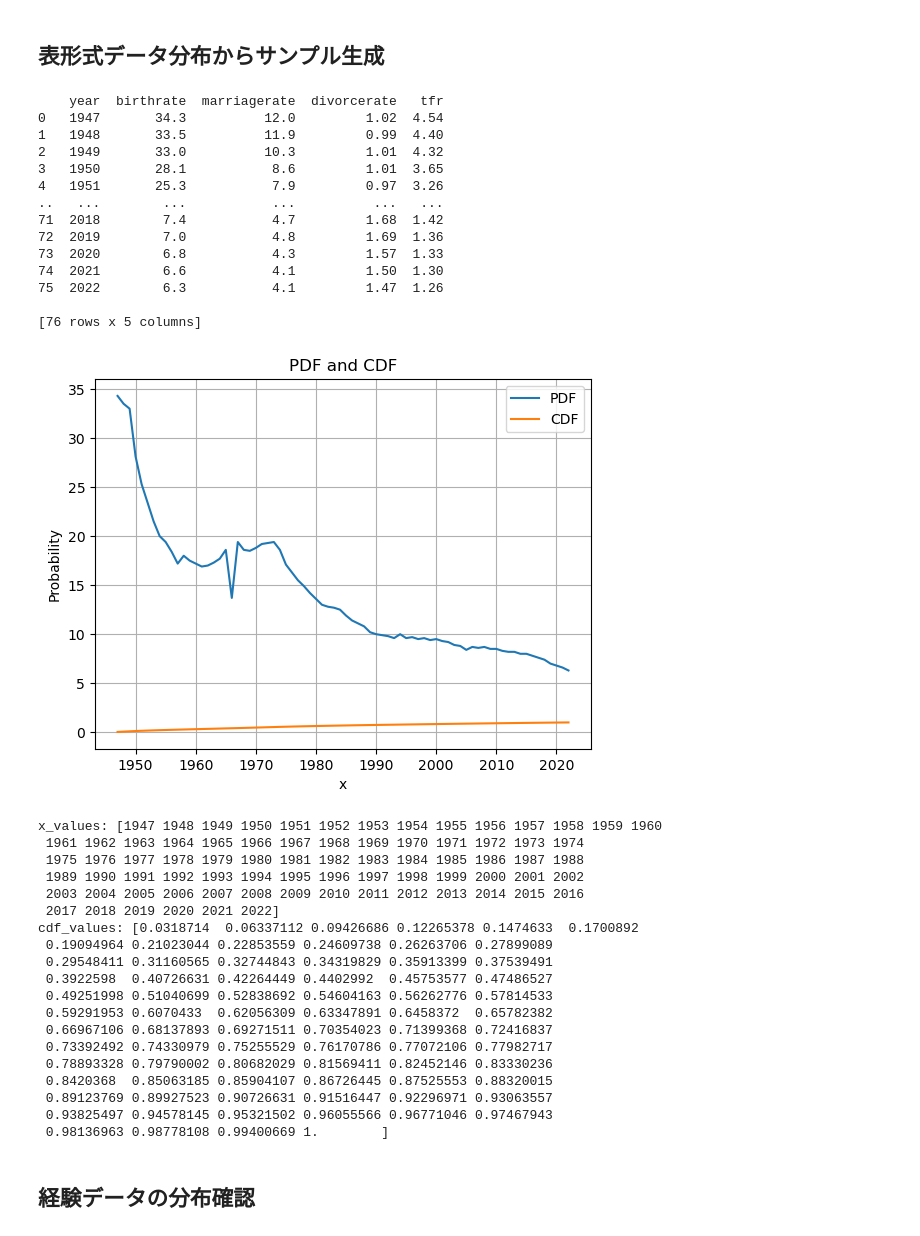
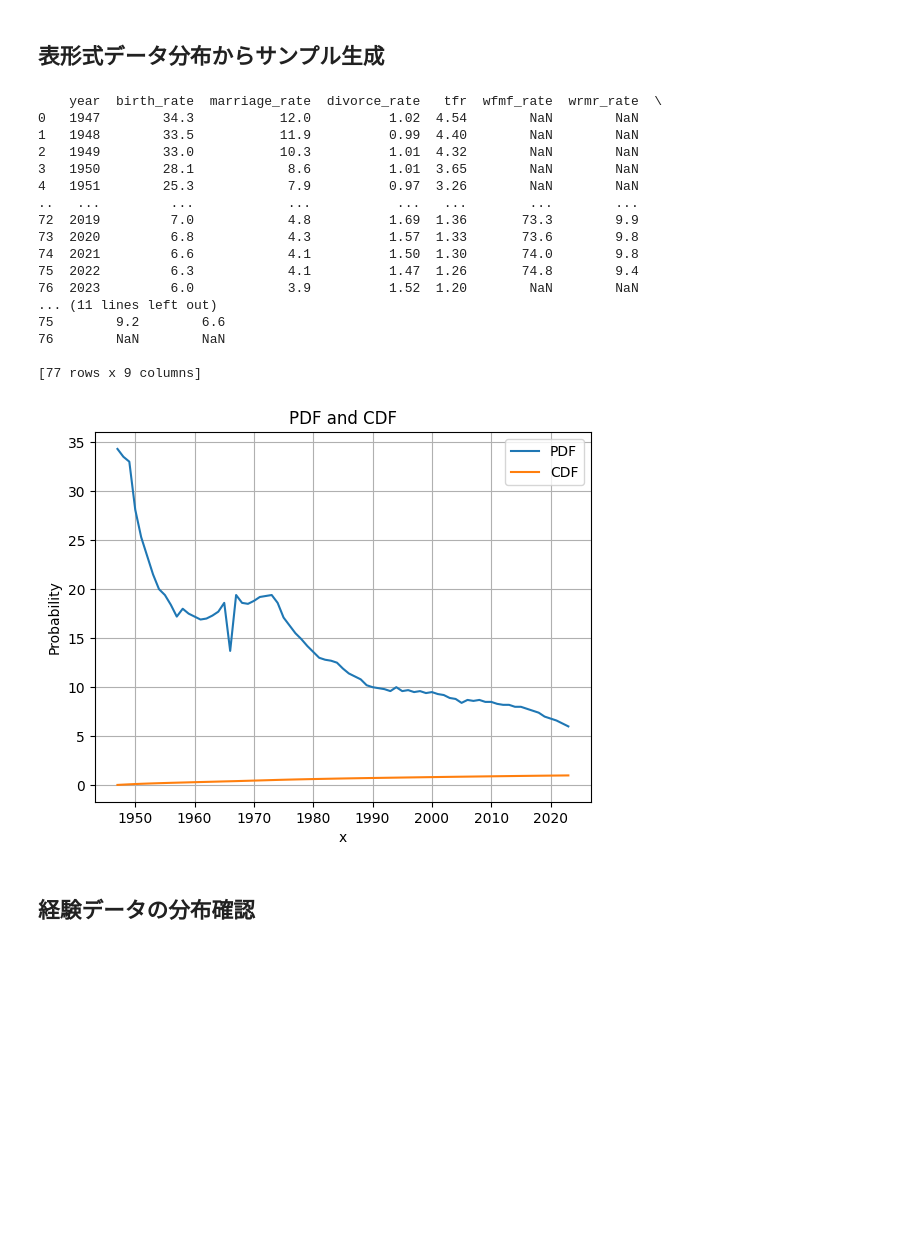
Before and after one commit to otani927/marriage_system_reformming_birthrateMAS, a Jupyter notebook: marriageABM.ipynb, the cells around one changed output. Drawn from its saved outputs; the diff is of its cells as text; code cells hidden in the pictures; blank space fills up the shorter version.

```diff
--- a/marriageABM.ipynb
+++ b/marriageABM.ipynb
@@ -89,10 +89,10 @@ import pandas as pd
 import matplotlib.pyplot as plt
 
 # CSVファイルのパスを指定
-file_path = 'distr_year_lifeevent.csv'
+file_path = './data/year/distr_rate_year_lifeevent.csv'
 
 # CSVファイルをデータフレームに読み込む
-df = pd.read_csv(file_path, header=1)
+df = pd.read_csv(file_path, header=2)
 
 # データフレームを表示
 print(df)
@@ -109,67 +109,51 @@ def pdf_to_cdf(x_values, pdf_values):
     numpy.ndarray: 累積分布関数の値。
     """
     # CDFの初期化
     cdf_values = np.zeros_like(pdf_values)
 
     # 台形則を使ってCDFを計算
     cdf_values[0] = pdf_values[0]  # 最初の値はそのままコピー
     for i in range(1, len(pdf_values)):
         cdf_values[i] = cdf_values[i-1] + (pdf_values[i-1] + pdf_values[i]) * (x_values[i] - x_values[i-1]) / 2
 
     # CDFの正規化（0から1の範囲にする）
     cdf_values /= cdf_values[-1]
 
     return cdf_values
 
 # 表形式のPDFデータ (x, f(x))
 x_values = df["year"].values
-pdf_values = df["birthrate"].values
+pdf_values = df["birth_rate"].values
 cdf_values = pdf_to_cdf(x_values, pdf_values)
 
 # 結果をプロット
 plt.plot(x_values, pdf_values, label='PDF')
 plt.plot(x_values, cdf_values, label='CDF')
 plt.xlabel('x')
 plt.ylabel('Probability')
 plt.title('PDF and CDF')
 plt.legend()
 plt.grid(True)
 plt.show()
 # %% [output]
-    year  birthrate  marriagerate  divorcerate   tfr
-0   1947       34.3          12.0         1.02  4.54
-1   1948       33.5          11.9         0.99  4.40
-2   1949       33.0          10.3         1.01  4.32
-3   1950       28.1           8.6         1.01  3.65
-4   1951       25.3           7.9         0.97  3.26
-..   ...        ...           ...          ...   ...
-71  2018        7.4           4.7         1.68  1.42
-72  2019        7.0           4.8         1.69  1.36
-73  2020        6.8           4.3         1.57  1.33
-74  2021        6.6           4.1         1.50  1.30
-75  2022        6.3           4.1         1.47  1.26
+    year  birth_rate  marriage_rate  divorce_rate   tfr  wfmf_rate  wrmr_rate  \
+0   1947        34.3           12.0          1.02  4.54        NaN        NaN
+1   1948        33.5           11.9          0.99  4.40        NaN        NaN
+2   1949        33.0           10.3          1.01  4.32        NaN        NaN
+3   1950        28.1            8.6          1.01  3.65        NaN        NaN
+4   1951        25.3            7.9          0.97  3.26        NaN        NaN
+..   ...         ...            ...           ...   ...        ...        ...
+72  2019         7.0            4.8          1.69  1.36       73.3        9.9
+73  2020         6.8            4.3          1.57  1.33       73.6        9.8
+74  2021         6.6            4.1          1.50  1.30       74.0        9.8
+75  2022         6.3            4.1          1.47  1.26       74.8        9.4
+76  2023         6.0            3.9          1.52  1.20        NaN        NaN
+... (11 lines left out)
+75        9.2        6.6
+76        NaN        NaN
 
-[76 rows x 5 columns]
+[77 rows x 9 columns]
-[figure, old version]
+[figure, new version]
-x_values: [1947 1948 1949 1950 1951 1952 1953 1954 1955 1956 1957 1958 1959 1960
- 1961 1962 1963 1964 1965 1966 1967 1968 1969 1970 1971 1972 1973 1974
- 1975 1976 1977 1978 1979 1980 1981 1982 1983 1984 1985 1986 1987 1988
- 1989 1990 1991 1992 1993 1994 1995 1996 1997 1998 1999 2000 2001 2002
- 2003 2004 2005 2006 2007 2008 2009 2010 2011 2012 2013 2014 2015 2016
- 2017 2018 2019 2020 2021 2022]
-cdf_values: [0.0318714  0.06337112 0.09426686 0.12265378 0.1474633  0.1700892
- 0.19094964 0.21023044 0.22853559 0.24609738 0.26263706 0.27899089
- 0.29548411 0.31160565 0.32744843 0.34319829 0.35913399 0.37539491
- 0.3922598  0.40726631 0.42264449 0.4402992  0.45753577 0.47486527
- 0.49251998 0.51040699 0.52838692 0.54604163 0.56262776 0.57814533
- 0.59291953 0.6070433  0.62056309 0.63347891 0.6458372  0.65782382
- 0.66967106 0.68137893 0.69271511 0.70354023 0.71399368 0.72416837
- 0.73392492 0.74330979 0.75255529 0.76170786 0.77072106 0.77982717
- 0.78893328 0.79790002 0.80682029 0.81569411 0.82452146 0.83330236
- 0.8420368  0.85063185 0.85904107 0.86726445 0.87525553 0.88320015
- 0.89123769 0.89927523 0.90726631 0.91516447 0.92296971 0.93063557
- 0.93825497 0.94578145 0.95321502 0.96055566 0.96771046 0.97467943
- 0.98136963 0.98778108 0.99400669 1.        ]
 # %% [markdown]
 ## 経験データの分布確認
 # %%
```
Also changed, not shown: parts of 1 cell of this notebook, 20 other files.
